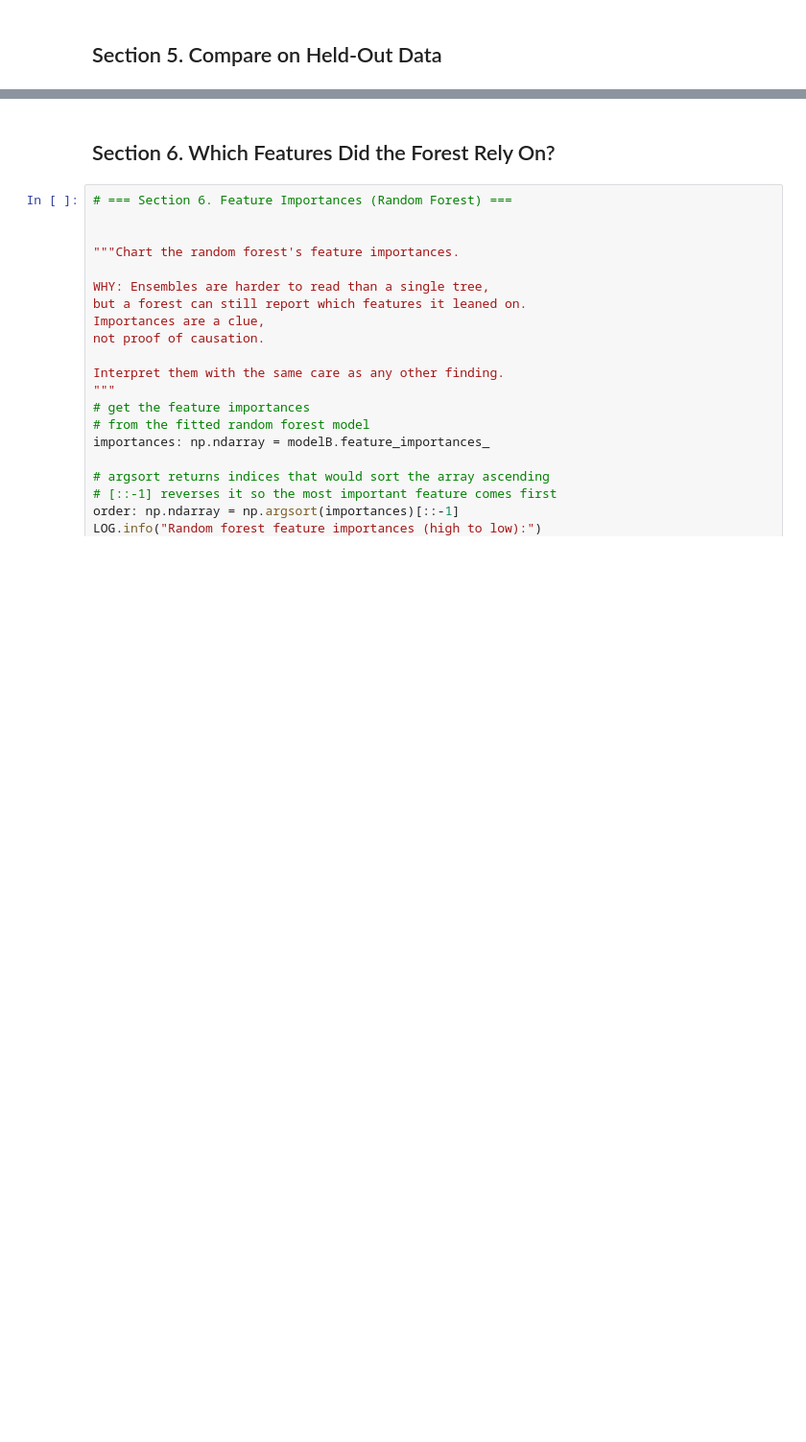
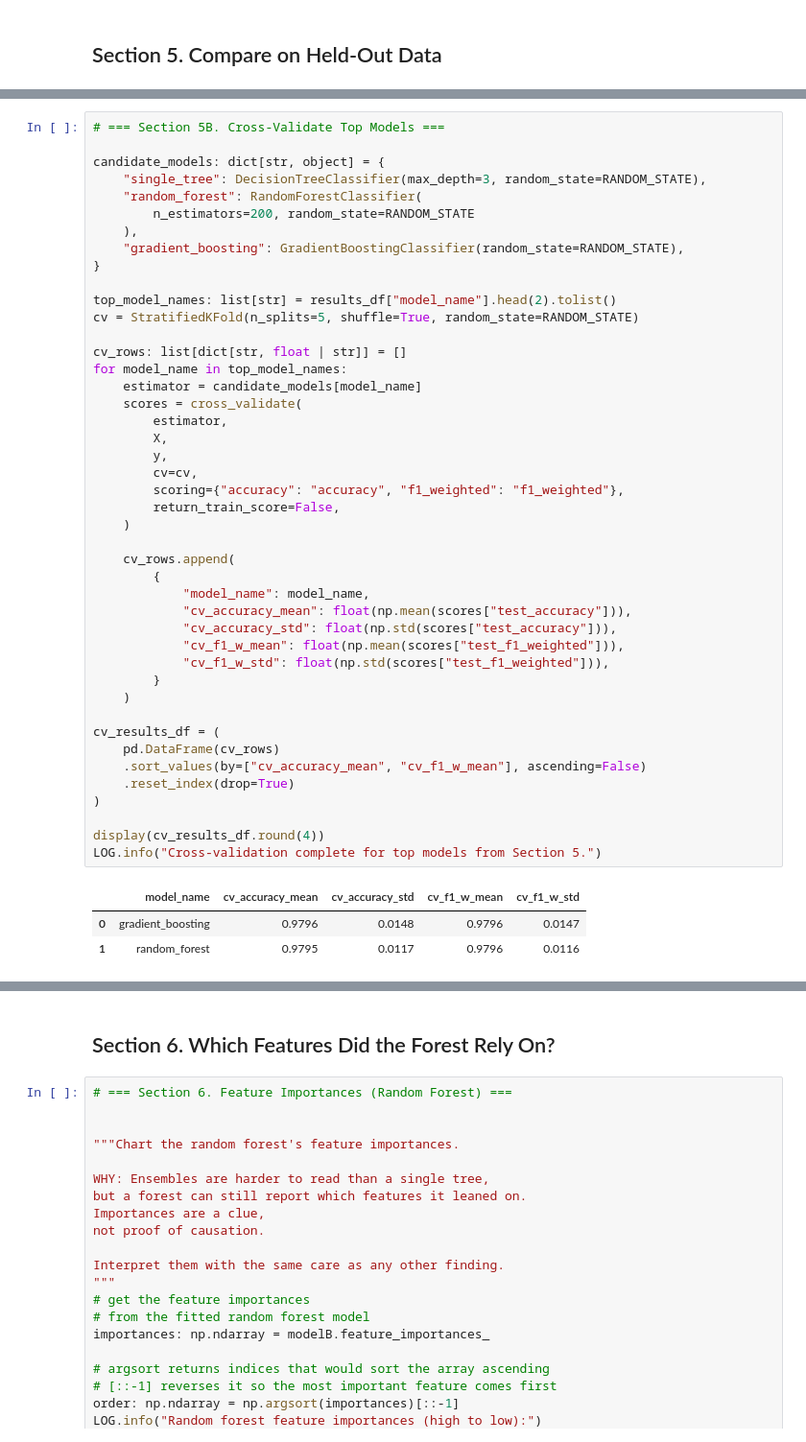
Before and after one commit to Angie-Crews/ml-05-ensembles, a Jupyter notebook: notebooks/ml_05_ensembles_crews.ipynb, the cells around one changed output, grey strips where cells are left out. Shown at 96% size. Cells and saved outputs as stored; diff of their text form; blank space fills up the shorter version.

```diff
--- a/notebooks/ml_05_ensembles_crews.ipynb
+++ b/notebooks/ml_05_ensembles_crews.ipynb
@@ -368,0 +410,48 @@ The analyst must decide and defend their choice.
+# %%
+# === Section 5B. Cross-Validate Top Models ===
+
+candidate_models: dict[str, object] = {
+    "single_tree": DecisionTreeClassifier(max_depth=3, random_state=RANDOM_STATE),
+    "random_forest": RandomForestClassifier(
+        n_estimators=200, random_state=RANDOM_STATE
+    ),
+    "gradient_boosting": GradientBoostingClassifier(random_state=RANDOM_STATE),
+}
+
+top_model_names: list[str] = results_df["model_name"].head(2).tolist()
+cv = StratifiedKFold(n_splits=5, shuffle=True, random_state=RANDOM_STATE)
+
+cv_rows: list[dict[str, float | str]] = []
+for model_name in top_model_names:
+    estimator = candidate_models[model_name]
+    scores = cross_validate(
+        estimator,
+        X,
+        y,
+        cv=cv,
+        scoring={"accuracy": "accuracy", "f1_weighted": "f1_weighted"},
+        return_train_score=False,
+    )
+
+    cv_rows.append(
+        {
+            "model_name": model_name,
+            "cv_accuracy_mean": float(np.mean(scores["test_accuracy"])),
+            "cv_accuracy_std": float(np.std(scores["test_accuracy"])),
+            "cv_f1_w_mean": float(np.mean(scores["test_f1_weighted"])),
+            "cv_f1_w_std": float(np.std(scores["test_f1_weighted"])),
+        }
+    )
+
+cv_results_df = (
+    pd.DataFrame(cv_rows)
+    .sort_values(by=["cv_accuracy_mean", "cv_f1_w_mean"], ascending=False)
+    .reset_index(drop=True)
+)
+
+display(cv_results_df.round(4))
+LOG.info("Cross-validation complete for top models from Section 5.")
+# %% [output]
+|  | model_name | cv_accuracy_mean | cv_accuracy_std | cv_f1_w_mean | cv_f1_w_std |
+| 0 | gradient_boosting | 0.9796 | 0.0148 | 0.9796 | 0.0147 |
+| 1 | random_forest | 0.9795 | 0.0117 | 0.9796 | 0.0116 |
```
Also changed, not shown: parts of 9 cells of this notebook, 3 other files.
